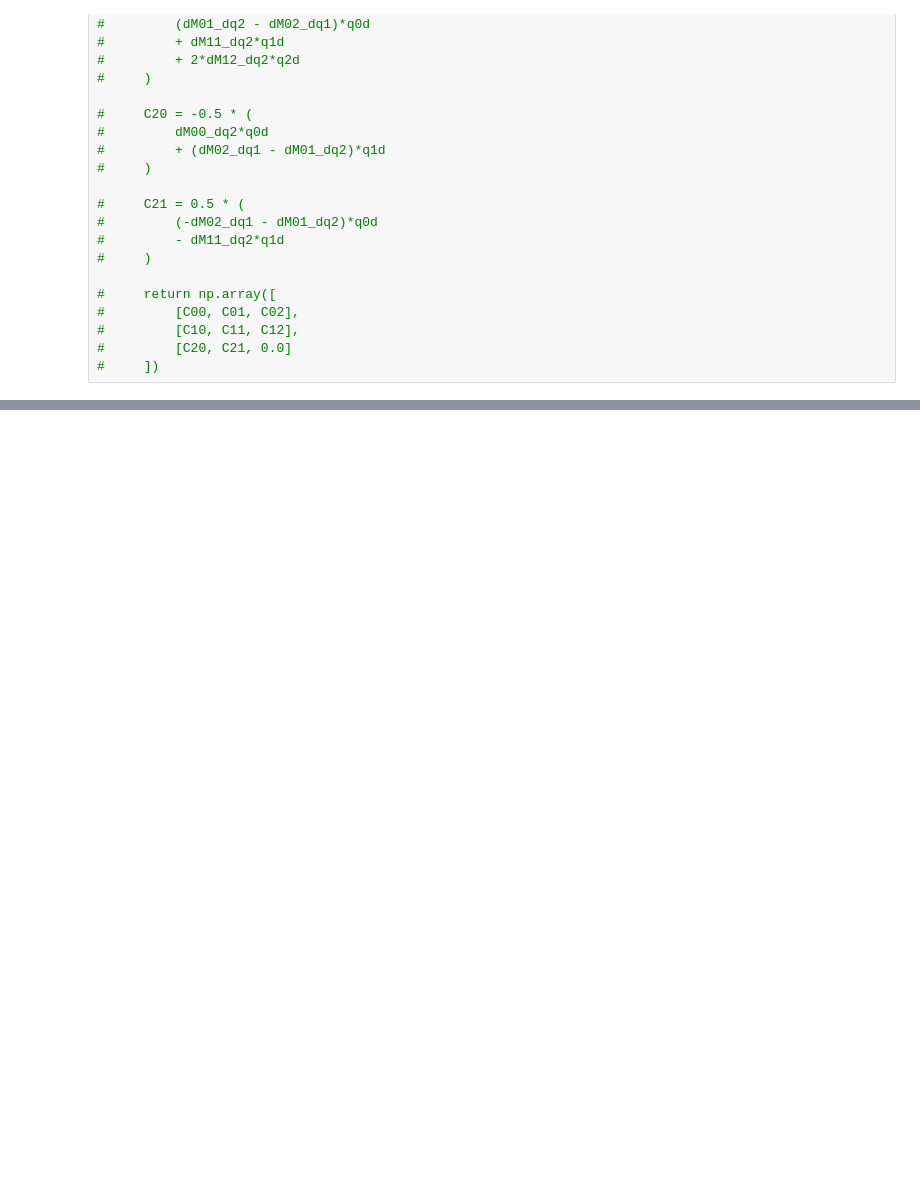
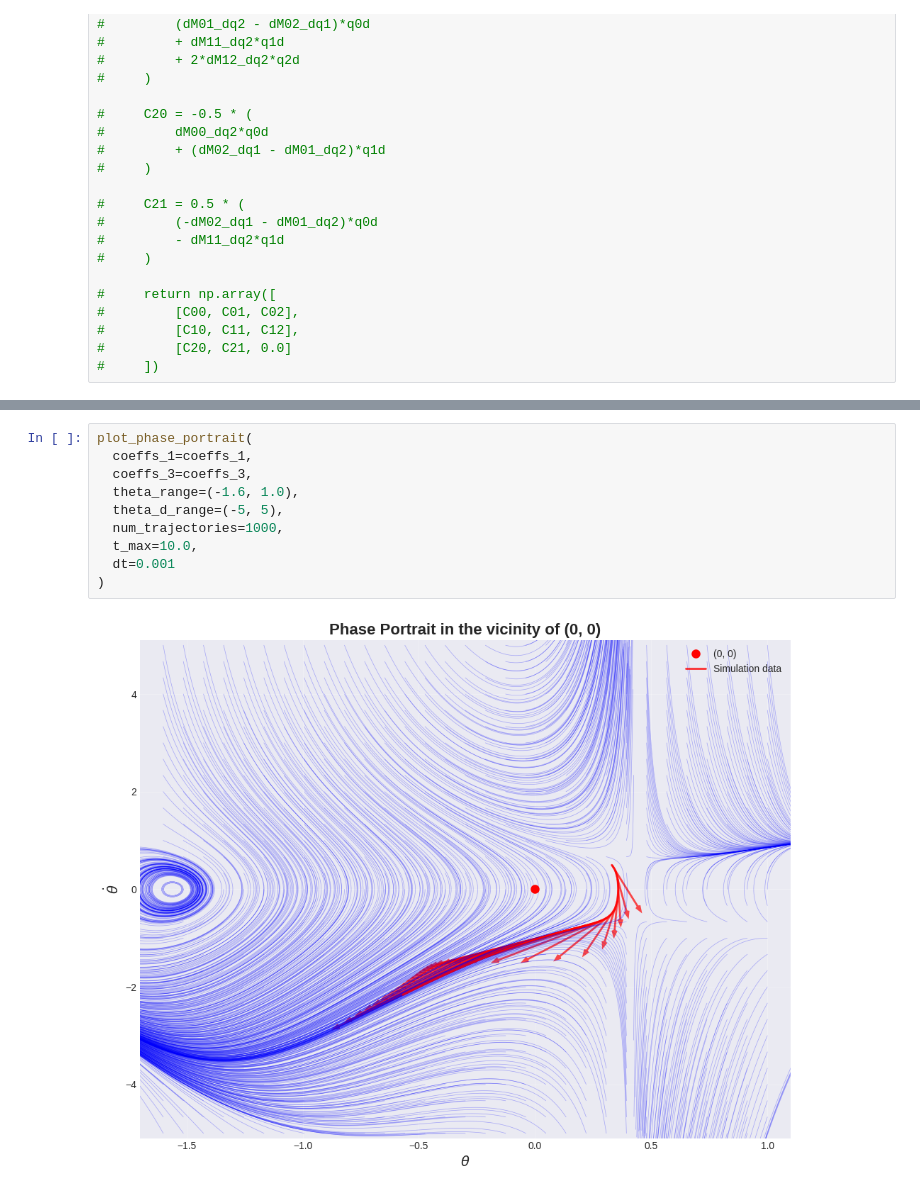
Before and after one commit to reiv27/biomechanics, a Jupyter notebook: dynamics_handmade.ipynb, the cells around one changed output, grey strips where cells are left out. Drawn from its saved outputs; the diff is of its cells as text; blank space fills up the shorter version.

Commit message:
UPD: Added phase portrait

```diff
--- a/dynamics_handmade.ipynb
+++ b/dynamics_handmade.ipynb
@@ -426,0 +591,12 @@ plt.show()
+# %%
+plot_phase_portrait(
+  coeffs_1=coeffs_1,
+  coeffs_3=coeffs_3,
+  theta_range=(-1.6, 1.0),
+  theta_d_range=(-5, 5),
+  num_trajectories=1000,
+  t_max=10.0,
+  dt=0.001
+)
+# %% [output]
+[figure, added]
```
Also changed, not shown: parts of 4 cells of this notebook, 1 other file.
